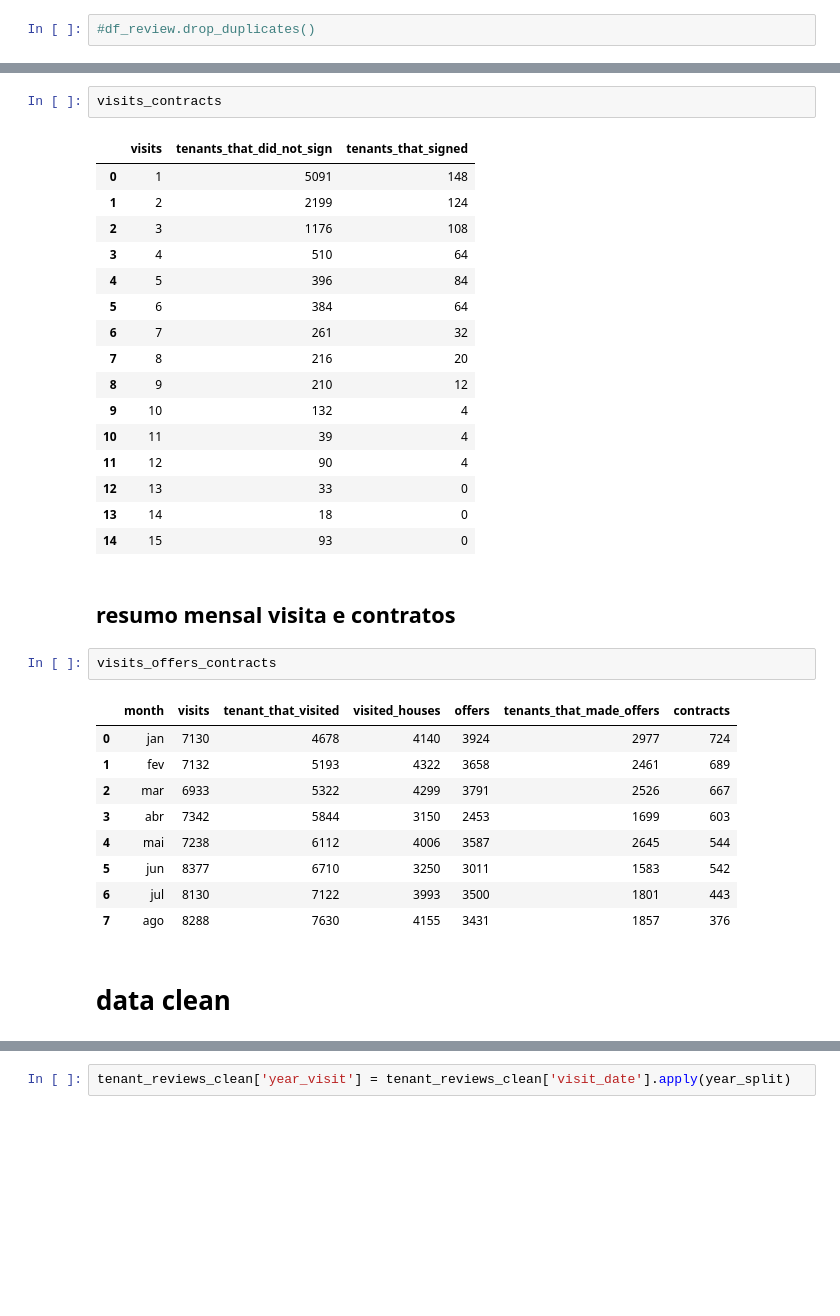
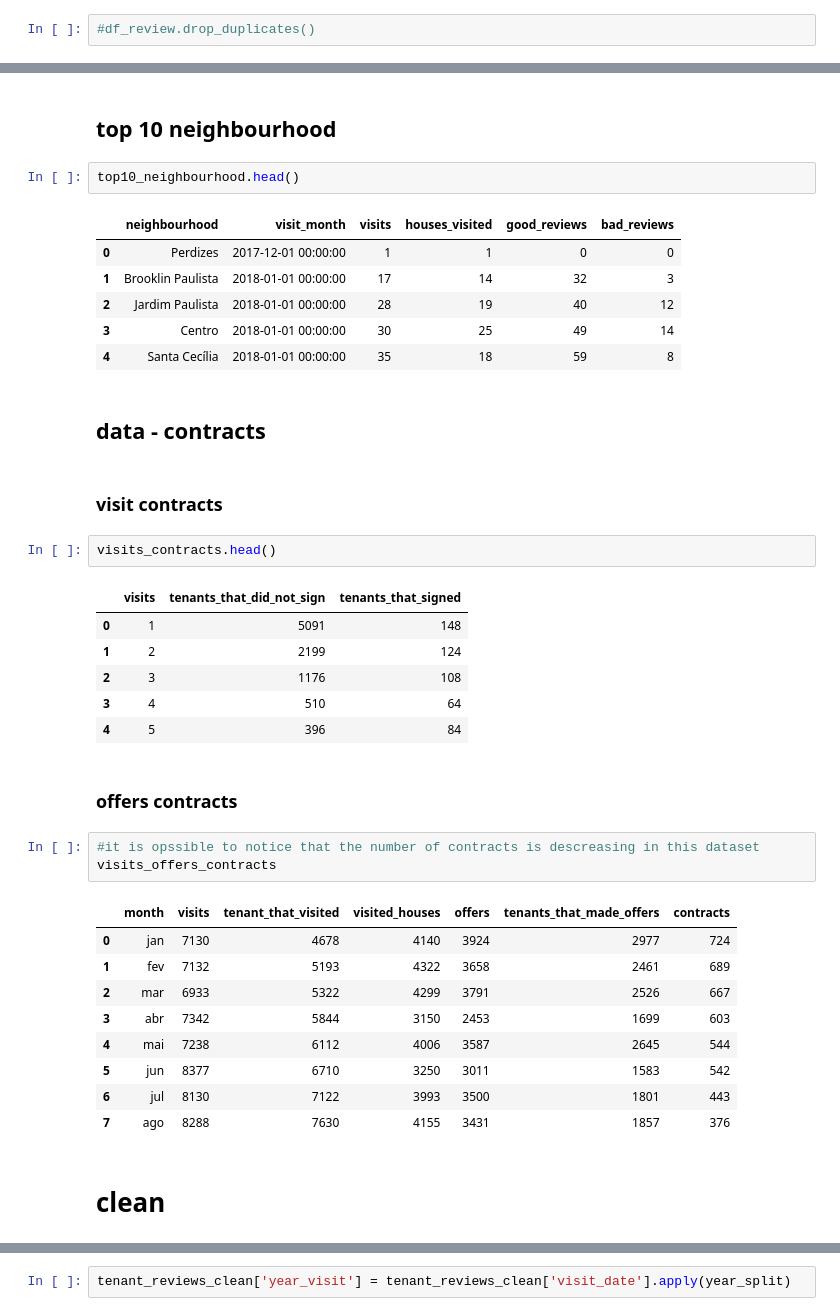
Before and after one commit to Guilhermegcz/qa, a Jupyter notebook: qa.ipynb, the cells around one changed output, grey strips where cells are left out. Cells and saved outputs as stored; diff of their text form; blank space fills up the shorter version.

```diff
--- a/qa.ipynb
+++ b/qa.ipynb
@@ -74,35 +51,41 @@ top10_neighbourhood.sort_values('good_reviews', ascending=False)
+# %% [markdown]
+## top 10 neighbourhood
+# %%
+top10_neighbourhood.head()
+# %% [output]
+|  | neighbourhood | visit_month | visits | houses_visited | good_reviews | bad_reviews |
+| 0 | Perdizes | 2017-12-01 00:00:00 | 1 | 1 | 0 | 0 |
+| 1 | Brooklin Paulista | 2018-01-01 00:00:00 | 17 | 14 | 32 | 3 |
+| 2 | Jardim Paulista | 2018-01-01 00:00:00 | 28 | 19 | 40 | 12 |
+| 3 | Centro | 2018-01-01 00:00:00 | 30 | 25 | 49 | 14 |
+| 4 | Santa Cecília | 2018-01-01 00:00:00 | 35 | 18 | 59 | 8 |
+# %% [markdown]
+## data - contracts
+# %% [markdown]
+### visit contracts
 # %%
-visits_contracts
+visits_contracts.head()
 # %% [output]
 |  | visits | tenants_that_did_not_sign | tenants_that_signed |
 | 0 | 1 | 5091 | 148 |
 | 1 | 2 | 2199 | 124 |
 | 2 | 3 | 1176 | 108 |
 | 3 | 4 | 510 | 64 |
 | 4 | 5 | 396 | 84 |
-| 5 | 6 | 384 | 64 |
-| 6 | 7 | 261 | 32 |
-| 7 | 8 | 216 | 20 |
-| 8 | 9 | 210 | 12 |
-| 9 | 10 | 132 | 4 |
-| 10 | 11 | 39 | 4 |
-| 11 | 12 | 90 | 4 |
-| 12 | 13 | 33 | 0 |
-| 13 | 14 | 18 | 0 |
-| 14 | 15 | 93 | 0 |
-# %% [markdown]
-## resumo mensal visita e contratos
-# %%
-visits_offers_contracts
-# %% [output]
-|  | month | visits | tenant_that_visited | visited_houses | offers | tenants_that_made_offers | contracts |
-| 0 | jan | 7130 | 4678 | 4140 | 3924 | 2977 | 724 |
-| 1 | fev | 7132 | 5193 | 4322 | 3658 | 2461 | 689 |
-| 2 | mar | 6933 | 5322 | 4299 | 3791 | 2526 | 667 |
-| 3 | abr | 7342 | 5844 | 3150 | 2453 | 1699 | 603 |
-| 4 | mai | 7238 | 6112 | 4006 | 3587 | 2645 | 544 |
-| 5 | jun | 8377 | 6710 | 3250 | 3011 | 1583 | 542 |
-| 6 | jul | 8130 | 7122 | 3993 | 3500 | 1801 | 443 |
-| 7 | ago | 8288 | 7630 | 4155 | 3431 | 1857 | 376 |
+# %% [markdown]
+### offers contracts
+# %%
+#it is opssible to notice that the number of contracts is descreasing in this dataset
+visits_offers_contracts
+# %% [output]
+|  | month | visits | tenant_that_visited | visited_houses | offers | tenants_that_made_offers | contracts |
+| 0 | jan | 7130 | 4678 | 4140 | 3924 | 2977 | 724 |
+| 1 | fev | 7132 | 5193 | 4322 | 3658 | 2461 | 689 |
+| 2 | mar | 6933 | 5322 | 4299 | 3791 | 2526 | 667 |
+| 3 | abr | 7342 | 5844 | 3150 | 2453 | 1699 | 603 |
+| 4 | mai | 7238 | 6112 | 4006 | 3587 | 2645 | 544 |
+| 5 | jun | 8377 | 6710 | 3250 | 3011 | 1583 | 542 |
+| 6 | jul | 8130 | 7122 | 3993 | 3500 | 1801 | 443 |
+| 7 | ago | 8288 | 7630 | 4155 | 3431 | 1857 | 376 |
 # %% [markdown]
-# data clean
+# clean
```
Also changed, not shown: parts of 123 cells of this notebook, 2 other files.
